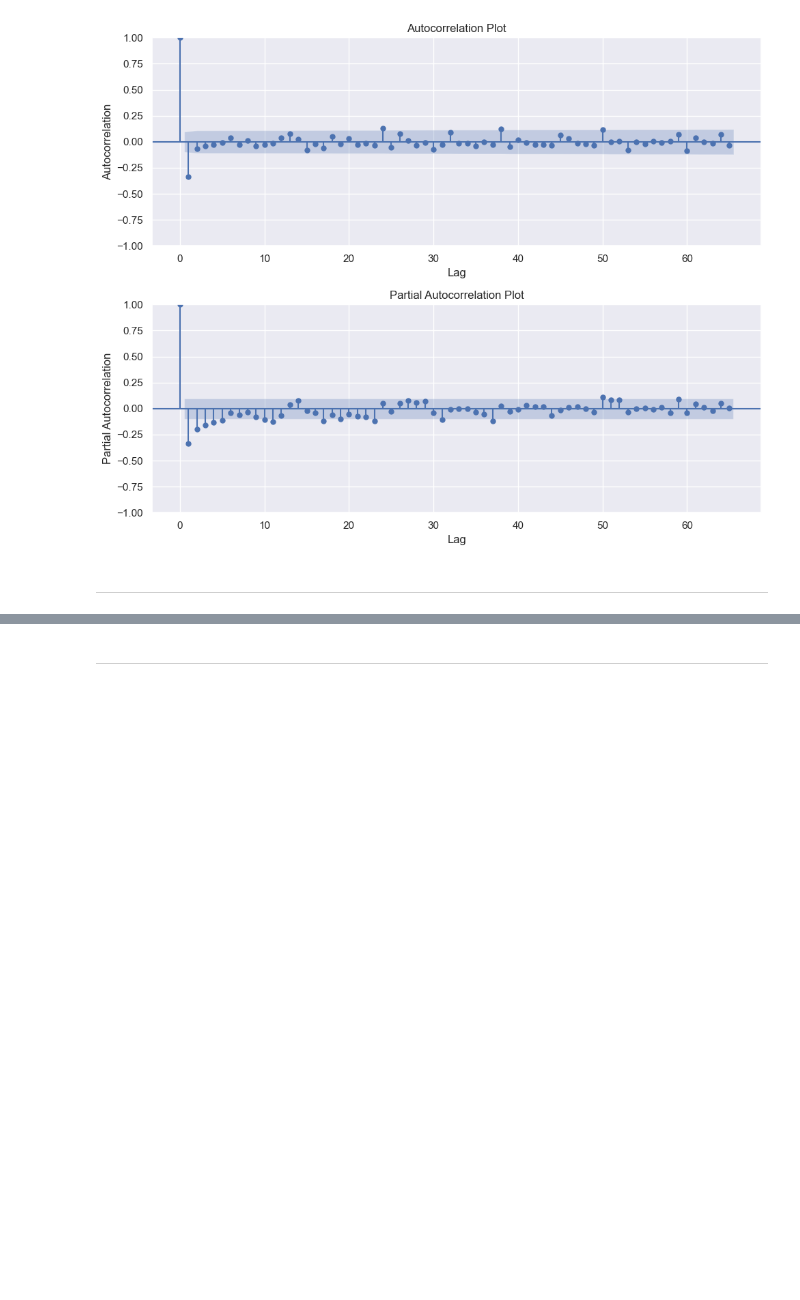
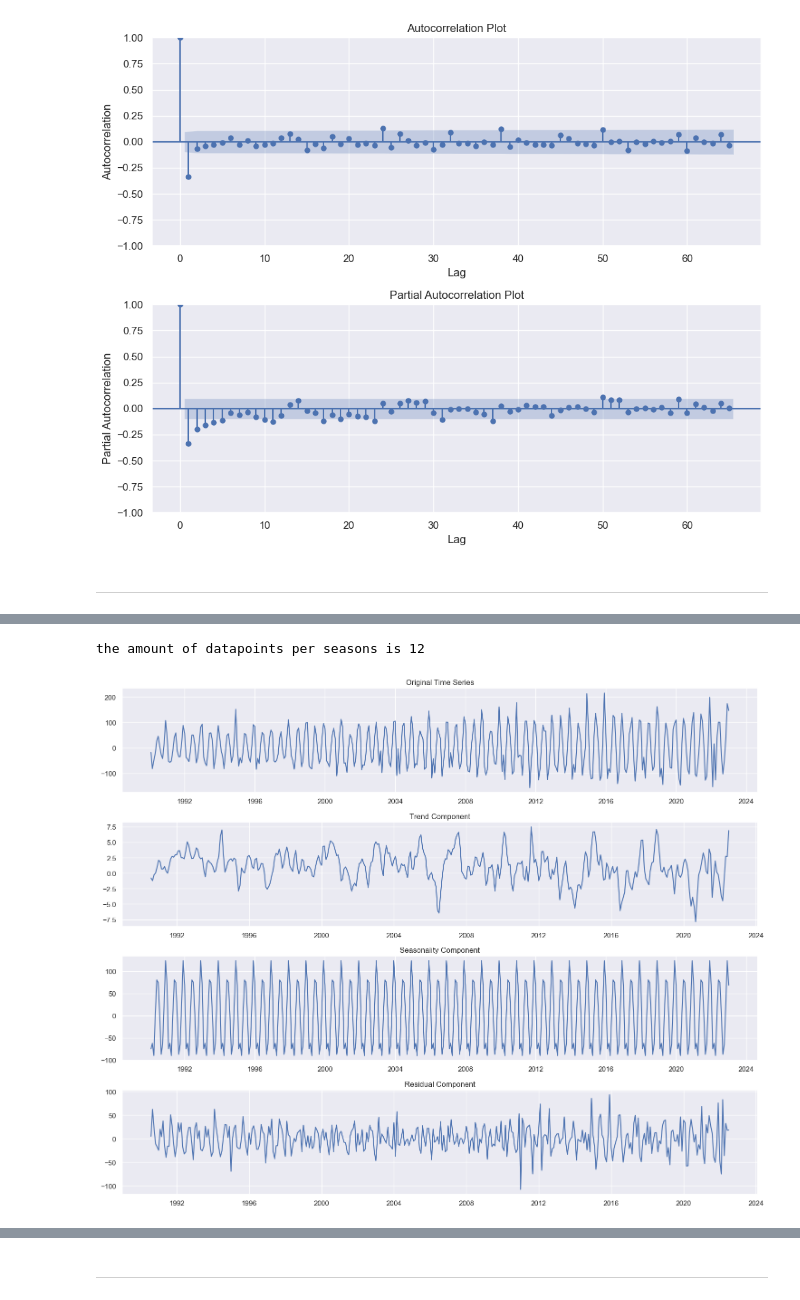
Before and after one commit to ahmakhoo/Forecasting-Clustering-Project, a Jupyter notebook: CA2 part 1.ipynb, the cells around one changed output, grey strips where cells are left out. Saved outputs shown, nothing was run; the diff lists cells and outputs as text; code cells hidden in the pictures; blank space fills up the shorter version.

```diff
--- a/CA2 part 1.ipynb
+++ b/CA2 part 1.ipynb
@@ -866,0 +911,5 @@ autocorrelation_plot(df1['Differenced_water'], lags=65)
+# %%
+plot_decomposition(final_df, 'Differenced_Electricity')
+# %% [output]
+the amount of datapoints per seasons is 12
+[figure, added]
```
Also changed, not shown: parts of 5 cells of this notebook, 1 other file.
